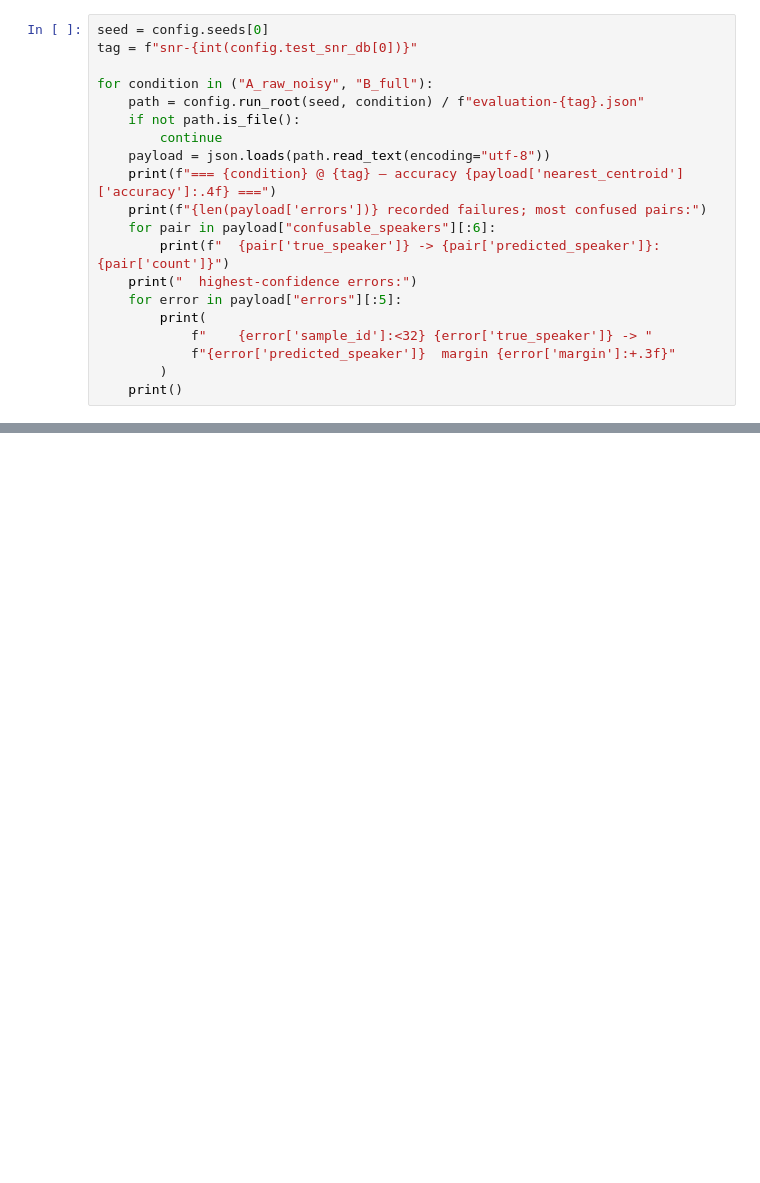
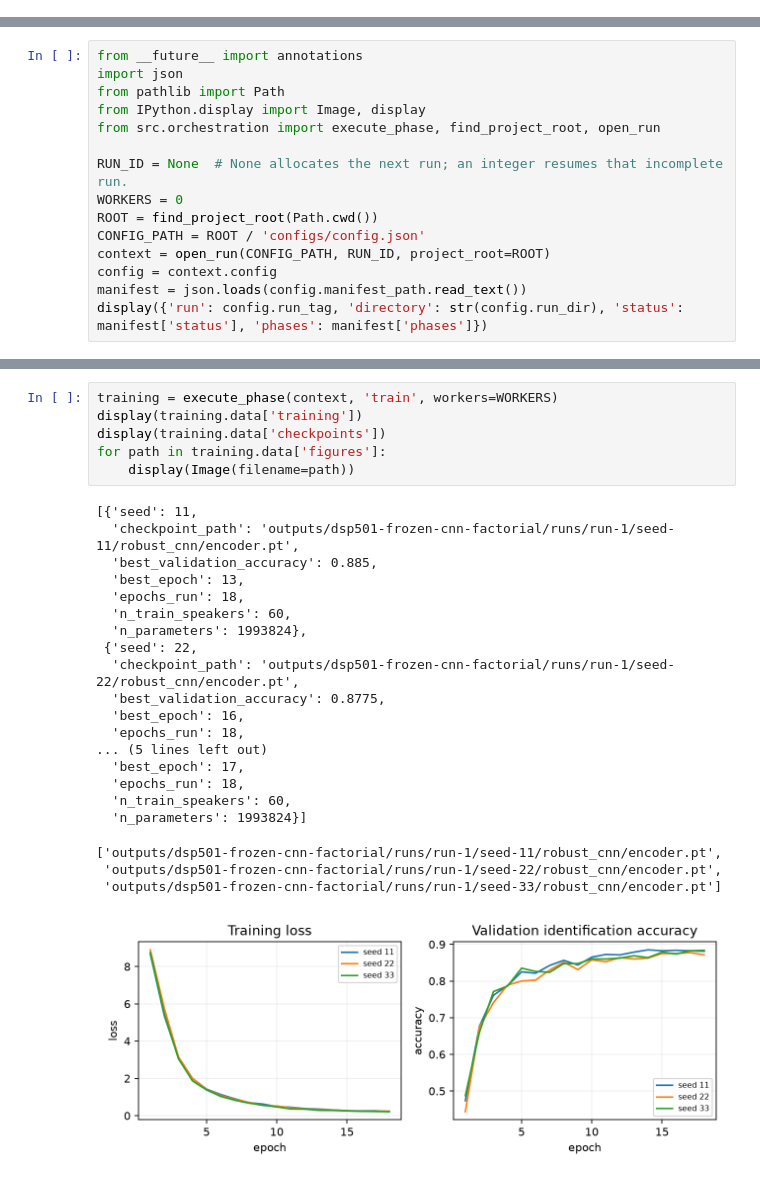
Before and after one commit to ec2003/DSP, a Jupyter notebook: main.ipynb, the cells around one changed output, grey strips where cells are left out. Saved outputs shown, nothing was run; the diff lists cells and outputs as text; blank space fills up the shorter version.

```diff
--- a/main.ipynb
+++ b/main.ipynb
@@ -167,20 +0,0 @@ Which speakers are confused, and how confident were the failures?
-# %%
-seed = config.seeds[0]
-tag = f"snr-{int(config.test_snr_db[0])}"
-
-for condition in ("A_raw_noisy", "B_full"):
-    path = config.run_root(seed, condition) / f"evaluation-{tag}.json"
-    if not path.is_file():
-        continue
-    payload = json.loads(path.read_text(encoding="utf-8"))
-    print(f"=== {condition} @ {tag} — accuracy {payload['nearest_centroid']['accuracy']:.4f} ===")
-    print(f"{len(payload['errors'])} recorded failures; most confused pairs:")
-    for pair in payload["confusable_speakers"][:6]:
-        print(f"  {pair['true_speaker']} -> {pair['predicted_speaker']}: {pair['count']}")
-    print("  highest-confidence errors:")
-    for error in payload["errors"][:5]:
-        print(
-            f"    {error['sample_id']:<32} {error['true_speaker']} -> "
-            f"{error['predicted_speaker']}  margin {error['margin']:+.3f}"
-        )
-    print()
@@ -210,0 +7,15 @@ figure.tight_layout()
+# %%
+from __future__ import annotations
+import json
+from pathlib import Path
+from IPython.display import Image, display
+from src.orchestration import execute_phase, find_project_root, open_run
+
+RUN_ID = None  # None allocates the next run; an integer resumes that incomplete run.
+WORKERS = 0
+ROOT = find_project_root(Path.cwd())
+CONFIG_PATH = ROOT / 'configs/config.json'
+context = open_run(CONFIG_PATH, RUN_ID, project_root=ROOT)
+config = context.config
+manifest = json.loads(config.manifest_path.read_text())
+display({'run': config.run_tag, 'directory': str(config.run_dir), 'status': manifest['status'], 'phases': manifest['phases']})
@@ -210,0 +82,28 @@ figure.tight_layout()
+# %%
+training = execute_phase(context, 'train', workers=WORKERS)
+display(training.data['training'])
+display(training.data['checkpoints'])
+for path in training.data['figures']:
+    display(Image(filename=path))
+# %% [output]
+[{'seed': 11,
+  'checkpoint_path': 'outputs/dsp501-frozen-cnn-factorial/runs/run-1/seed-11/robust_cnn/encoder.pt',
+  'best_validation_accuracy': 0.885,
+  'best_epoch': 13,
+  'epochs_run': 18,
+  'n_train_speakers': 60,
+  'n_parameters': 1993824},
+ {'seed': 22,
+  'checkpoint_path': 'outputs/dsp501-frozen-cnn-factorial/runs/run-1/seed-22/robust_cnn/encoder.pt',
+  'best_validation_accuracy': 0.8775,
+  'best_epoch': 16,
+  'epochs_run': 18,
+... (5 lines left out)
+  'best_epoch': 17,
+  'epochs_run': 18,
+  'n_train_speakers': 60,
+  'n_parameters': 1993824}]
+['outputs/dsp501-frozen-cnn-factorial/runs/run-1/seed-11/robust_cnn/encoder.pt',
+ 'outputs/dsp501-frozen-cnn-factorial/runs/run-1/seed-22/robust_cnn/encoder.pt',
+ 'outputs/dsp501-frozen-cnn-factorial/runs/run-1/seed-33/robust_cnn/encoder.pt']
+[figure, added]
```
Also changed, not shown: parts of 34 cells of this notebook, 19 other files.
